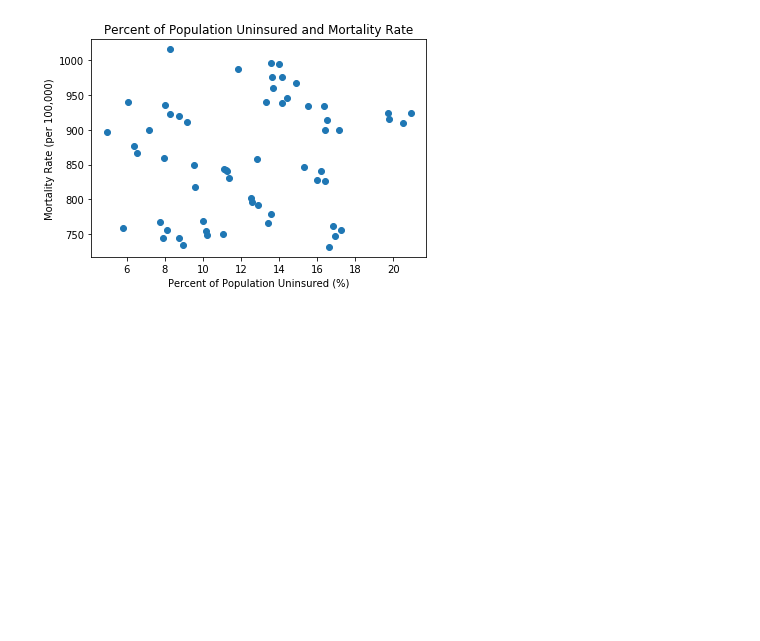
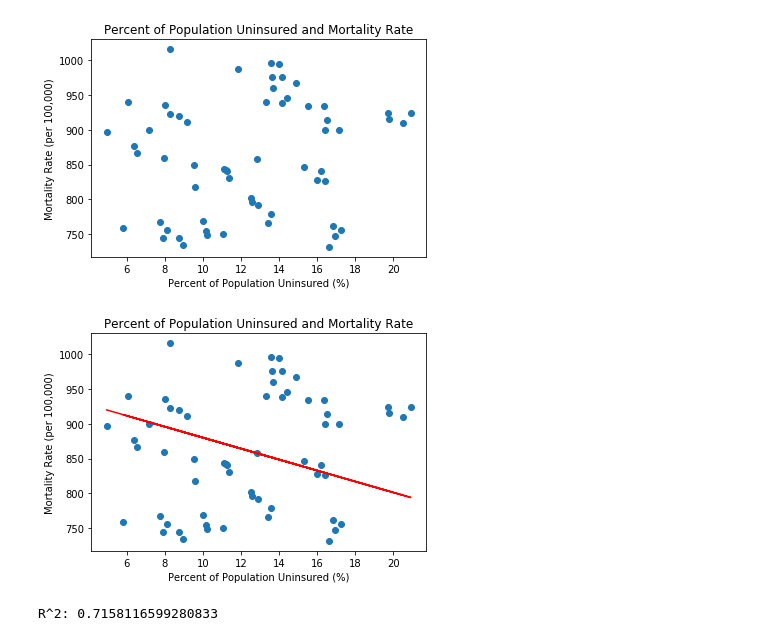
Before and after one commit to TJL30308/DREAM_Project, a Jupyter notebook: ER_Visits_Analysis.ipynb, the cells around one changed output. Cells and saved outputs as stored; diff of their text form; code cells hidden in the pictures; blank space fills up the shorter version.

```diff
--- a/ER_Visits_Analysis.ipynb
+++ b/ER_Visits_Analysis.ipynb
@@ -292,3 +299,20 @@ plt.scatter(x_values, y_values)
 plt.show()
 # %% [output]
 [figure]
+# %%
+# Plot of mortality rate to percent of population uninsured and calculate regression
+
+slope, intercept, rvalue, pvalue, stderr = linregress(x_values.astype(float).mean(), y_values.astype(float).mean())
+
+plt.title('Percent of Population Uninsured and Mortality Rate')
+plt.ylabel('Mortality Rate (per 100,000)')
+plt.xlabel('Percent of Population Uninsured (%)')
+plt.scatter(x_values, y_values)
+plt.plot(x_values, intercept + slope * x_values, 'r')
+plt.savefig('Mortality_rate_uninsured_regress.png')
+plt.show()
+
+print(f'R^2: {rvalue*rvalue}')
+# %% [output]
+[figure, added]
+R^2: 0.7158116599280833
```
Also changed, not shown: parts of 1 cell of this notebook, 4 other files.
